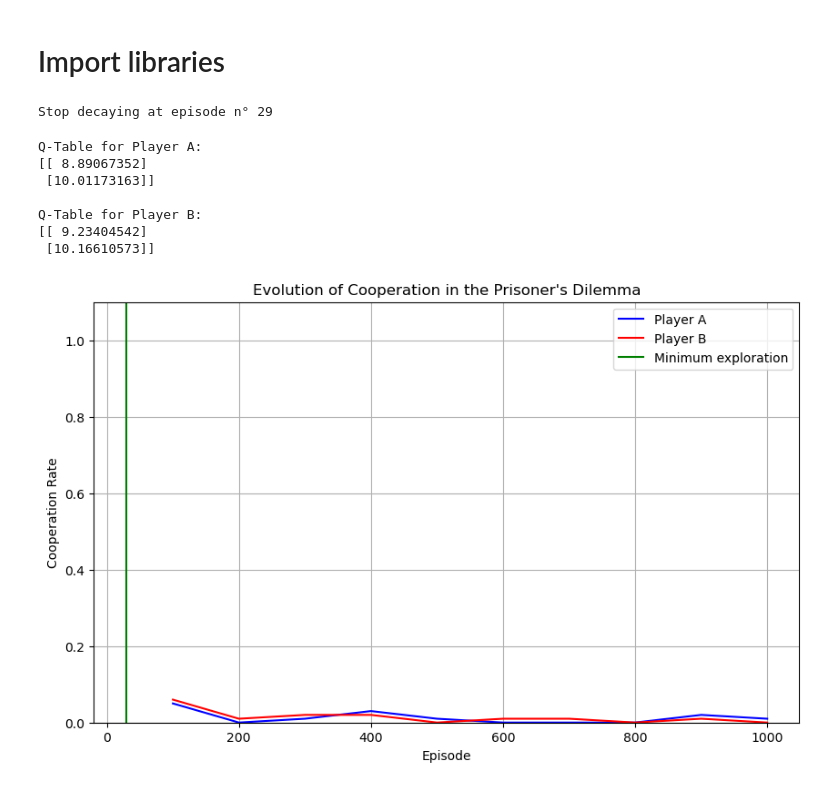
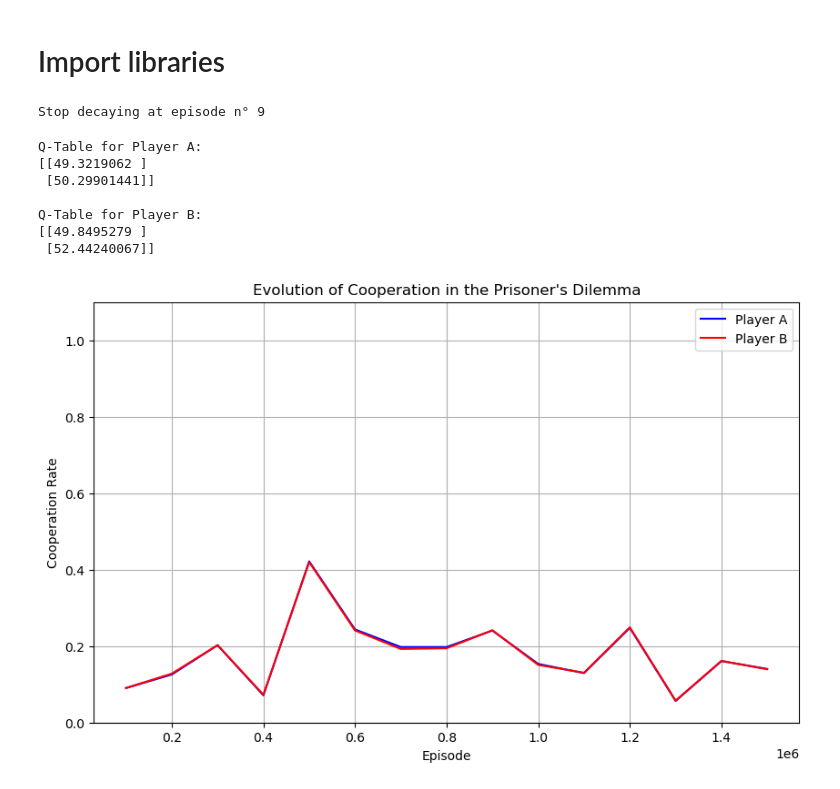
Before and after one commit to npasquier/q-learning, a Jupyter notebook: algorithm.ipynb, the cells around one changed output. Drawn from its saved outputs; the diff is of its cells as text; code cells hidden in the pictures.

```diff
--- a/algorithm.ipynb
+++ b/algorithm.ipynb
@@ -16,15 +16,15 @@ Q_A = np.zeros((2, 1))
 Q_B = np.zeros((2, 1))
 # %%
 # Q-learning parameters
-alpha = 0.3  # Learning rate
-gamma_A = 0.9  # Discount factor of A
-gamma_B = 0.9  # Discount factor of B
-epsilon = 0.7  # Exploration rate
+alpha = 0.8  # Learning rate
+gamma_A = 0.98  # Discount factor of A
+gamma_B = 0.98  # Discount factor of B
+epsilon = 0.6  # Exploration rate
 min_epsilon = 0.01  # Minimum exploration rate
-decay_rate = 0.01  # Decay rate for epsilon
+decay_rate = 0.1  # Decay rate for epsilon
 
 # Simulation parameters
-episodes = 1000
+episodes = 1500000
 
 # One-state
 # %%
@@ -79,17 +79,17 @@ for episode in range(1, episodes+1):
     Q_B[action_B] += alpha * (reward_B + gamma_B * np.max(Q_B) - Q_B[action_B])
 
 
-    # Track cooperation every 100 episodes
-    if episode % 100 == 0:
+    # Track cooperation every 1000 episodes
+    if episode % 100000 == 0:
         track_cooperation.append({
             "episode": episode,
-            "cooperation_A": coop_A_count / 100,
-            "cooperation_B": coop_B_count / 100
+            "cooperation_A": coop_A_count / 100000,
+            "cooperation_B": coop_B_count / 100000
         })
         coop_A_count = 0
         coop_B_count = 0
 # %% [output]
-Stop decaying at episode n° 29
+Stop decaying at episode n° 9
 # %%
 # Convert cooperation tracking to DataFrame
 track_cooperation_df = pd.DataFrame(track_cooperation)
@@ -101,24 +101,23 @@ print("\nQ-Table for Player B:")
 print(Q_B)
 # %% [output]
 Q-Table for Player A:
-[[ 8.89067352]
- [10.01173163]]
+[[49.3219062 ]
+ [50.29901441]]
 
 Q-Table for Player B:
-[[ 9.23404542]
- [10.16610573]]
+[[49.8495279 ]
+ [52.44240067]]
 # %%
 # Plot cooperation rates
 plt.figure(figsize=(10, 6))
 plt.ylim(0, 1.1)
 plt.plot(track_cooperation_df["episode"], track_cooperation_df["cooperation_A"], label="Player A", color="blue")
 plt.plot(track_cooperation_df["episode"], track_cooperation_df["cooperation_B"], label="Player B", color="red")
-plt.axvline(x = decay_alert, color = 'g', label = 'Minimum exploration')
 plt.title("Evolution of Cooperation in the Prisoner's Dilemma")
 plt.xlabel("Episode")
 plt.ylabel("Cooperation Rate")
 plt.legend()
 plt.grid(True)
 plt.show()
 # %% [output]
-[figure, old version]
+[figure, new version]
```
Also changed, not shown: 2 other files.
